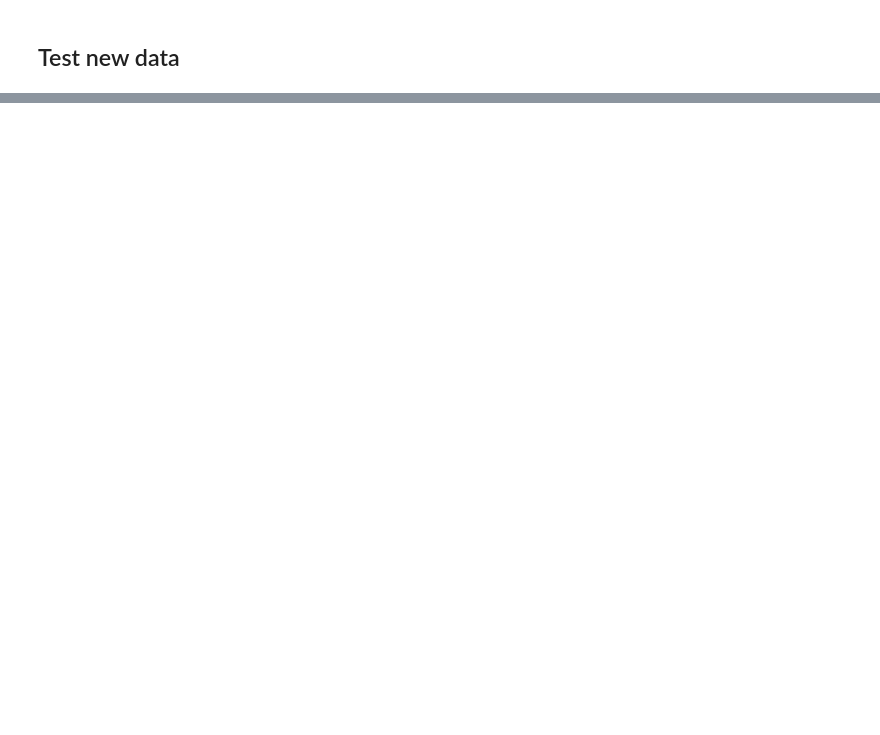
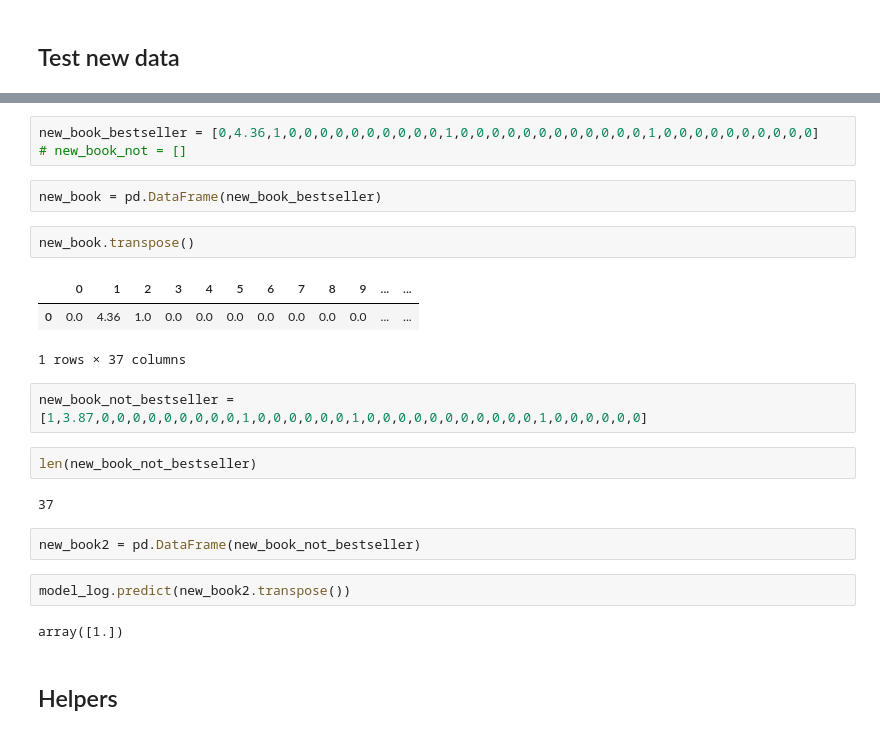
Before and after one commit to krbarounis/NTY-bestsellers-classification-project, a Jupyter notebook: Final_Models.ipynb, the cells around one changed output, grey strips where cells are left out. Cells and saved outputs as stored; diff of their text form; blank space fills up the shorter version.

```diff
--- a/Final_Models.ipynb
+++ b/Final_Models.ipynb
@@ -134,0 +253,25 @@ Book2:
+# %%
+new_book_bestseller = [0,4.36,1,0,0,0,0,0,0,0,0,0,0,1,0,0,0,0,0,0,0,0,0,0,0,0,1,0,0,0,0,0,0,0,0,0,0]
+# new_book_not = []
+# %%
+new_book = pd.DataFrame(new_book_bestseller)
+# %%
+new_book.transpose()
+# %% [output]
+|  | 0 | 1 | 2 | 3 | 4 | 5 | 6 | 7 | 8 | 9 | ... | ... |
+| 0 | 0.0 | 4.36 | 1.0 | 0.0 | 0.0 | 0.0 | 0.0 | 0.0 | 0.0 | 0.0 | ... | ... |
+1 rows × 37 columns
+# %%
+new_book_not_bestseller = [1,3.87,0,0,0,0,0,0,0,0,0,1,0,0,0,0,0,0,1,0,0,0,0,0,0,0,0,0,0,0,1,0,0,0,0,0,0]
+# %%
+len(new_book_not_bestseller)
+# %% [output]
+37
+# %%
+new_book2 = pd.DataFrame(new_book_not_bestseller)
+# %%
+model_log.predict(new_book2.transpose())
+# %% [output]
+array([1.])
+# %% [markdown]
+## Helpers
```
Also changed, not shown: parts of 40 cells of this notebook, 3 other files.
